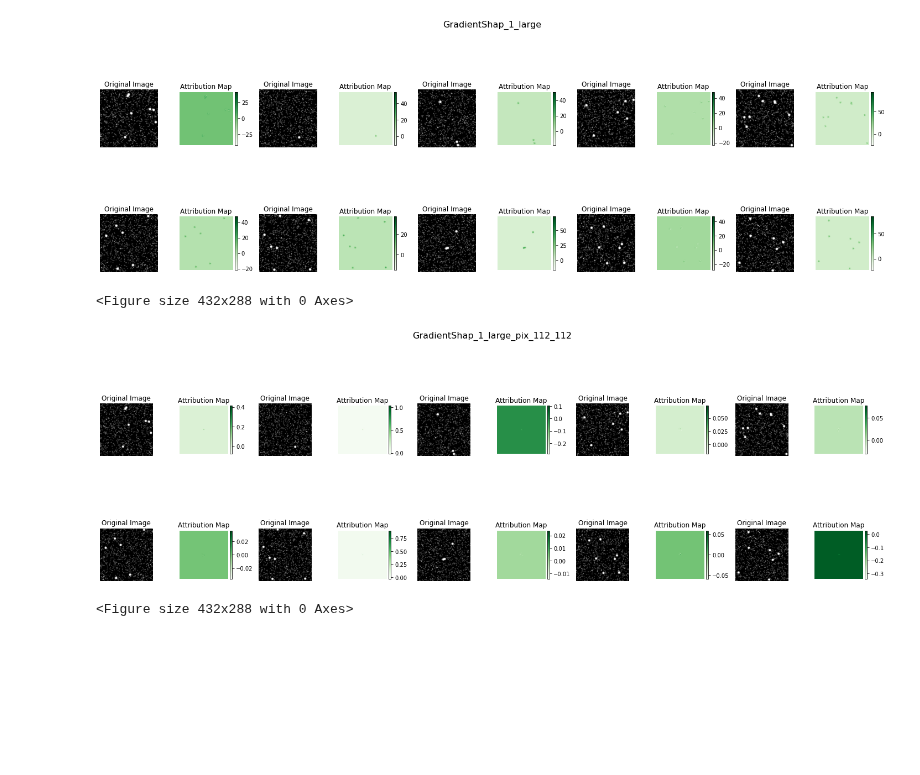
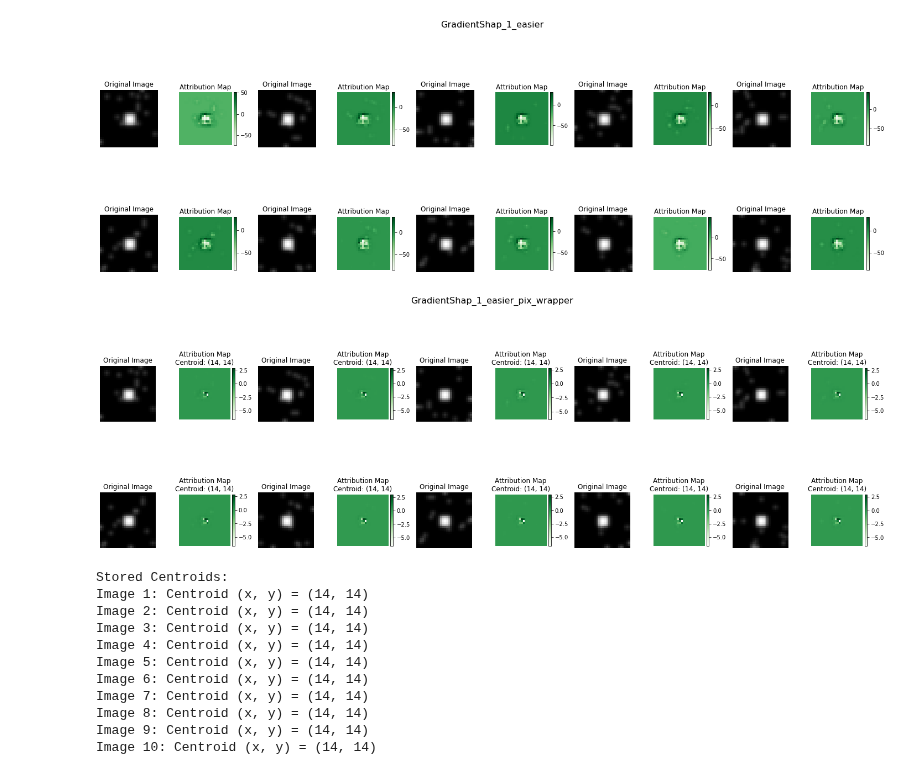
Before and after one commit to CarlosFontaneli/interpreting-neural-networks, a Jupyter notebook: studies_tests/captum_segmentation_custom_dataset.ipynb, the cells around one changed output. Saved outputs shown, nothing was run; the diff lists cells and outputs as text; code cells hidden in the pictures; blank space fills up the shorter version.

```diff
--- a/studies_tests/captum_segmentation_custom_dataset.ipynb
+++ b/studies_tests/captum_segmentation_custom_dataset.ipynb
@@ -53,3 +58,20 @@ test_loader = DataLoader(dataset, batch_size=20, shuffle=False)
 
 # Select a random batch from the test dataset
 images, masks = next(iter(test_loader))
+# %%
+import torch
+
+def find_centroid(mask):
+    # Find the indices of the object
+    object_indices = torch.nonzero(mask, as_tuple=True)
+
+    # Calculate the mean of the object's coordinates
+    centroid_y = object_indices[0].float().mean().item()
+    centroid_x = object_indices[1].float().mean().item()
+
+    return centroid_x, centroid_y
+
+
+
+centroid_x, centroid_y = find_centroid(masks[19])
+print("Centroid (x, y):", centroid_x, centroid_y)
@@ -175,10 +229,10 @@ class SegmentationAttribution:
 input_images = images[:10] # List of images
 
 target = 1
-p_height = 112
-p_width = 112
+p_height = 14
+p_width = 14
 
-seg_attr = SegmentationAttribution(model, input_images)
+seg_attr = SegmentationAttribution(model, input_images, masks)
 seg_attr.apply_model()
 # %%
 # Usage
@@ -264,23 +350,35 @@ seg_attr.plot_attributions(attributions,
 # %%
 # Usage
 attributions = seg_attr.compute_attributions('GradientShap',
                                              model.final,
                                              tgt=1)
 seg_attr.plot_attributions(attributions,
-                           save_path=f"AttributionsMaps/Segmentation/GradientShap_{target}_{dataset_type}",
+                           save_path=f"{path}GradientShap_{target}_{dataset_type}",
                            title=f"GradientShap_{target}_{dataset_type}") #method_target
 
-attributions = seg_attr.compute_attributions('GradientShap',
+attributions_pix = seg_attr.compute_attributions('GradientShap',
                                              model.final,
                                              tgt=1,
                                              wrapper_type="pix",
                                              p_height=p_height,
                                              p_width=p_width)
-seg_attr.plot_attributions(attributions,
-                           save_path=f"AttributionsMaps/Segmentation/GradientShap_{target}_{dataset_type}_pix_{p_height}_{p_width}",
-                           title=f"GradientShap_{target}_{dataset_type}_pix_{p_height}_{p_width}") #method_target
+seg_attr.plot_attributions(attributions_pix,
+                           wrapper_type="pix",
+                           save_path=f"{path}GradientShap_{target}_{dataset_type}_pix_wrapper",
+                           title=f"GradientShap_{target}_{dataset_type}_pix_wrapper") #method_target
+
+seg_attr.print_centroids()
 # %% [output]
-[figure, old version]
+[figure, new version]
+[figure, new version]
-<Figure size 432x288 with 0 Axes>
+Stored Centroids:
+Image 1: Centroid (x, y) = (14, 14)
+Image 2: Centroid (x, y) = (14, 14)
+Image 3: Centroid (x, y) = (14, 14)
+Image 4: Centroid (x, y) = (14, 14)
+Image 5: Centroid (x, y) = (14, 14)
+Image 6: Centroid (x, y) = (14, 14)
+Image 7: Centroid (x, y) = (14, 14)
+Image 8: Centroid (x, y) = (14, 14)
+Image 9: Centroid (x, y) = (14, 14)
+Image 10: Centroid (x, y) = (14, 14)
-[figure, old version]
-<Figure size 432x288 with 0 Axes>
```
Also changed, not shown: parts of 8 cells of this notebook.
